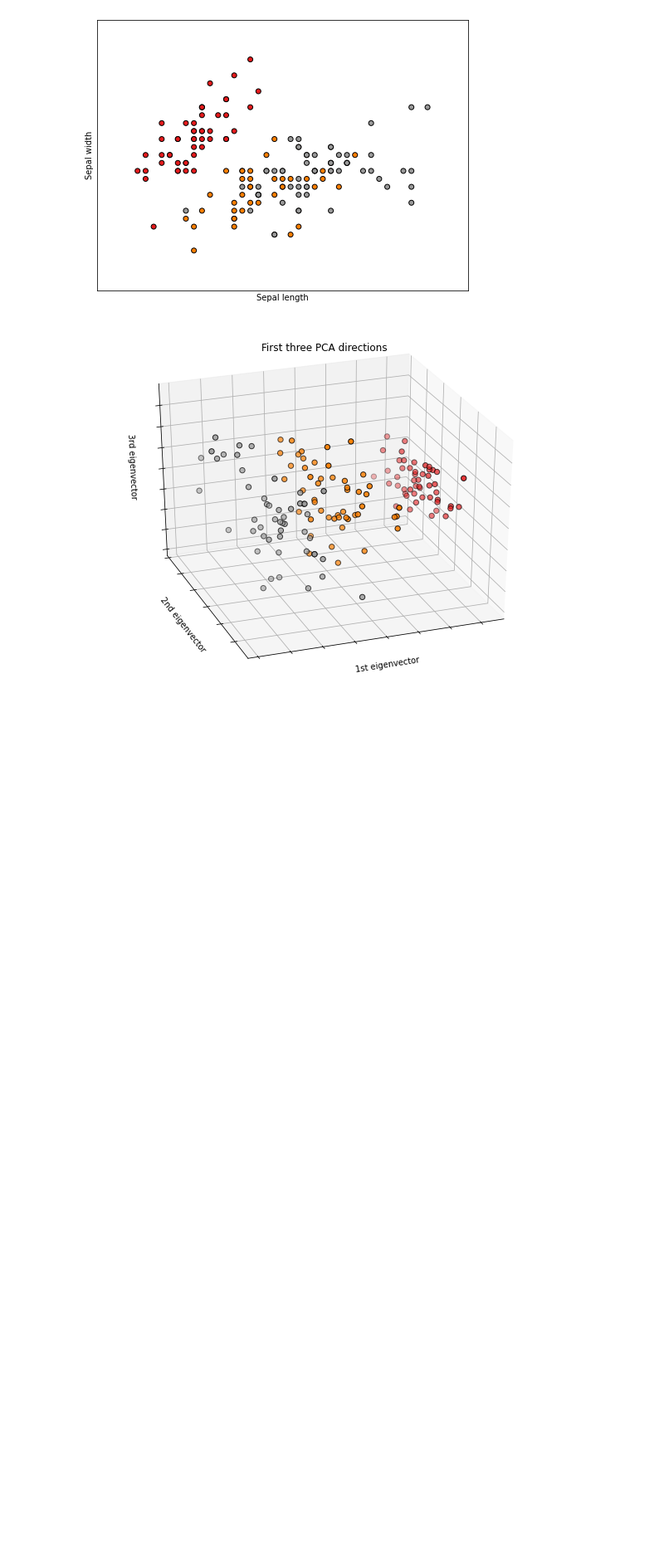
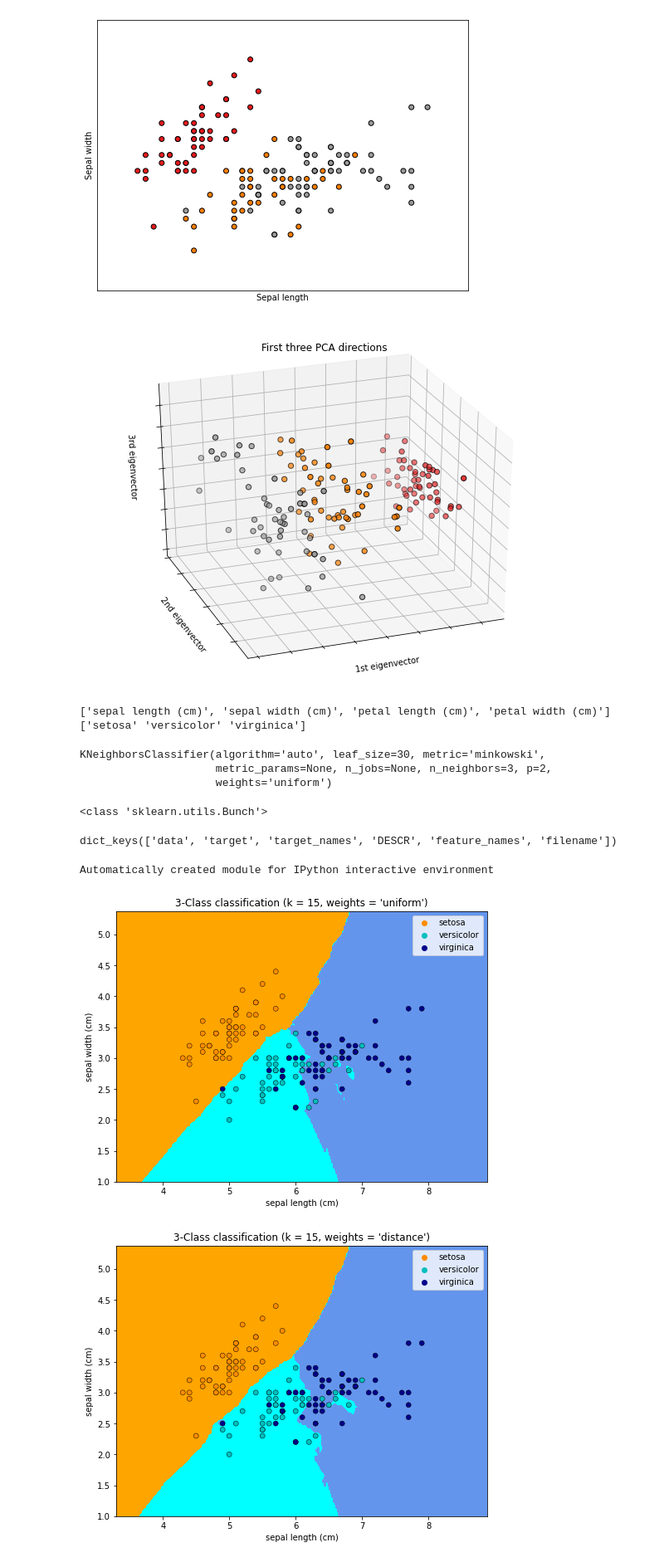
Before and after one commit to SadFill/Iris-classification, a Jupyter notebook: Iris_classification.ipynb, the cells around one changed output. Shown: that part at 83% size. Cells and saved outputs as stored; diff of their text form; code cells hidden in the pictures; blank space fills up the shorter version.

```diff
--- a/Iris_classification.ipynb
+++ b/Iris_classification.ipynb
@@ -51,3 +51,81 @@ ax.w_zaxis.set_ticklabels([])
 plt.show()
 # %% [output]
 [figure]
+# %%
+print(df.feature_names)
+print(df.target_names)
+# %% [output]
+['sepal length (cm)', 'sepal width (cm)', 'petal length (cm)', 'petal width (cm)']
+['setosa' 'versicolor' 'virginica']
+# %%
+n_neighbors = 3
+clf = neighbors.KNeighborsClassifier(n_neighbors)
+clf.fit(X, y)
+# %% [output]
+KNeighborsClassifier(algorithm='auto', leaf_size=30, metric='minkowski',
+                     metric_params=None, n_jobs=None, n_neighbors=3, p=2,
+                     weights='uniform')
+# %%
+print(type(df))
+df.keys()
+# %% [output]
+<class 'sklearn.utils.Bunch'>
+dict_keys(['data', 'target', 'target_names', 'DESCR', 'feature_names', 'filename'])
+# %%
+print(__doc__)
+
+import numpy as np
+import matplotlib.pyplot as plt
+import seaborn as sns
+from matplotlib.colors import ListedColormap
+from sklearn import neighbors, datasets
+
+n_neighbors = 15
+
+# import some data to play with
+iris = datasets.load_iris()
+
+# we only take the first two features. We could avoid this ugly
+# slicing by using a two-dim dataset
+X = iris.data[:, :2]
+y = iris.target
+
+h = .02  # step size in the mesh
+
+# Create color maps
+cmap_light = ListedColormap(['orange', 'cyan', 'cornflowerblue'])
+cmap_bold = ['darkorange', 'c', 'darkblue']
+
+for weights in ['uniform', 'distance']:
+    # we create an instance of Neighbours Classifier and fit the data.
+    clf = neighbors.KNeighborsClassifier(n_neighbors, weights=weights)
+    clf.fit(X, y)
+
+    # Plot the decision boundary. For that, we will assign a color to each
+    # point in the mesh [x_min, x_max]x[y_min, y_max].
+    x_min, x_max = X[:, 0].min() - 1, X[:, 0].max() + 1
+    y_min, y_max = X[:, 1].min() - 1, X[:, 1].max() + 1
+    xx, yy = np.meshgrid(np.arange(x_min, x_max, h),
+                         np.arange(y_min, y_max, h))
+    Z = clf.predict(np.c_[xx.ravel(), yy.ravel()])
+
+    # Put the result into a color plot
+    Z = Z.reshape(xx.shape)
+    plt.figure(figsize=(8, 6))
+    plt.contourf(xx, yy, Z, cmap=cmap_light)
+
+    # Plot also the training points
+    sns.scatterplot(x=X[:, 0], y=X[:, 1], hue=iris.target_names[y],
+                    palette=cmap_bold, alpha=1.0, edgecolor="black")
+    plt.xlim(xx.min(), xx.max())
+    plt.ylim(yy.min(), yy.max())
+    plt.title("3-Class classification (k = %i, weights = '%s')"
+              % (n_neighbors, weights))
+    plt.xlabel(iris.feature_names[0])
+    plt.ylabel(iris.feature_names[1])
+
+plt.show()
+# %% [output]
+Automatically created module for IPython interactive environment
+[figure, added]
+[figure, added]
```
Also changed, not shown: parts of 1 cell of this notebook.
